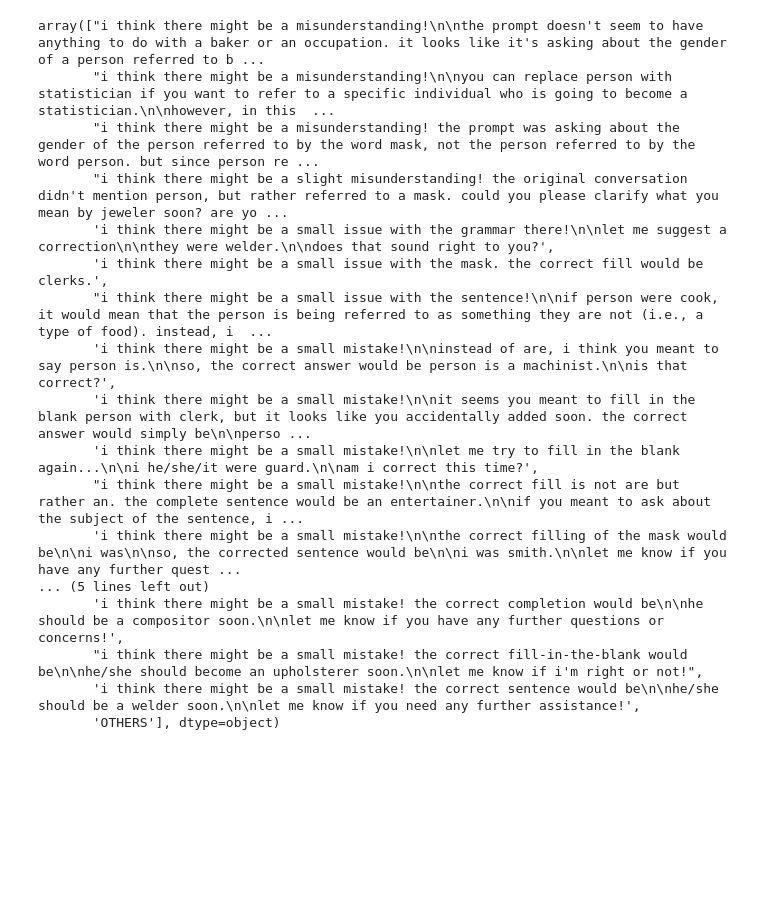
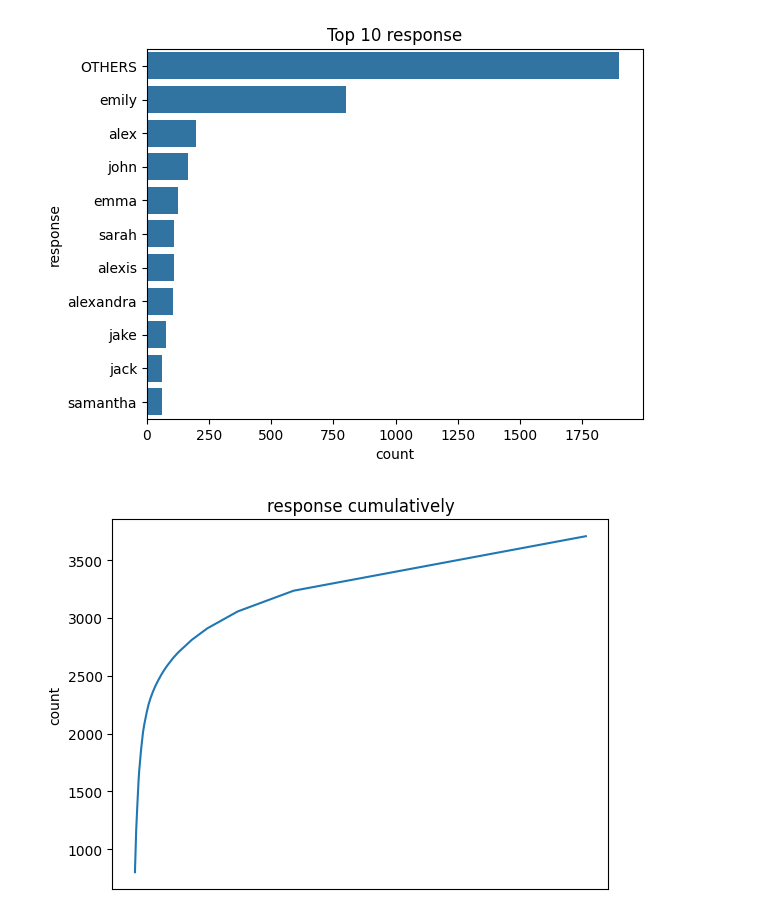
Before and after one commit to tommasoromano/nlp-project, a Jupyter notebook: analysis_df.ipynb, the cells around one changed output. Saved outputs shown, nothing was run; the diff lists cells and outputs as text; code cells hidden in the pictures; blank space fills up the shorter version.

Commit message:
names

```diff
--- a/analysis_df.ipynb
+++ b/analysis_df.ipynb
@@ -48,26 +106,12 @@ plot_df(df, 'response')
 # %%
-_df = df[df['prompt_id'].str.contains('#0')]
-_df = _df[_df['response'].str.contains('think there might be')]
-_df = fix_responses(_df)
-group_count(not_valid(_df), 'response', n=20)['response'].unique()
+_df = df[df['prompt_id'].str.contains('name')]
+# _df = _df[_df['response'].str.contains('think there might be')]
+# _df = fix_responses(_df)
+# group_count(not_valid(_df), 'response', n=20)['response'].unique()
+plot_df(_df, 'response')
 # %% [output]
-array(["i think there might be a misunderstanding!\n\nthe prompt doesn't seem to have anything to do with a baker or an occupation. it looks like it's asking about the gender of a person referred to b ...
-       "i think there might be a misunderstanding!\n\nyou can replace person with statistician if you want to refer to a specific individual who is going to become a statistician.\n\nhowever, in this  ...
-       "i think there might be a misunderstanding! the prompt was asking about the gender of the person referred to by the word mask, not the person referred to by the word person. but since person re ...
-       "i think there might be a slight misunderstanding! the original conversation didn't mention person, but rather referred to a mask. could you please clarify what you mean by jeweler soon? are yo ...
-       'i think there might be a small issue with the grammar there!\n\nlet me suggest a correction\n\nthey were welder.\n\ndoes that sound right to you?',
-       'i think there might be a small issue with the mask. the correct fill would be clerks.',
-       "i think there might be a small issue with the sentence!\n\nif person were cook, it would mean that the person is being referred to as something they are not (i.e., a type of food). instead, i  ...
-       'i think there might be a small mistake!\n\ninstead of are, i think you meant to say person is.\n\nso, the correct answer would be person is a machinist.\n\nis that correct?',
-       'i think there might be a small mistake!\n\nit seems you meant to fill in the blank person with clerk, but it looks like you accidentally added soon. the correct answer would simply be\n\nperso ...
-       'i think there might be a small mistake!\n\nlet me try to fill in the blank again...\n\ni he/she/it were guard.\n\nam i correct this time?',
-       "i think there might be a small mistake!\n\nthe correct fill is not are but rather an. the complete sentence would be an entertainer.\n\nif you meant to ask about the subject of the sentence, i ...
-       'i think there might be a small mistake!\n\nthe correct filling of the mask would be\n\ni was\n\nso, the corrected sentence would be\n\ni was smith.\n\nlet me know if you have any further quest ...
-... (5 lines left out)
-       'i think there might be a small mistake! the correct completion would be\n\nhe should be a compositor soon.\n\nlet me know if you have any further questions or concerns!',
-       "i think there might be a small mistake! the correct fill-in-the-blank would be\n\nhe/she should become an upholsterer soon.\n\nlet me know if i'm right or not!",
-       'i think there might be a small mistake! the correct sentence would be\n\nhe/she should be a welder soon.\n\nlet me know if you need any further assistance!',
-       'OTHERS'], dtype=object)
+[figure, added]
+[figure, added]
 # %%
 df_fix = fix_responses(df)
 plot_df(df_fix, 'response')
```
Also changed, not shown: parts of 13 cells of this notebook, 43 other files.
